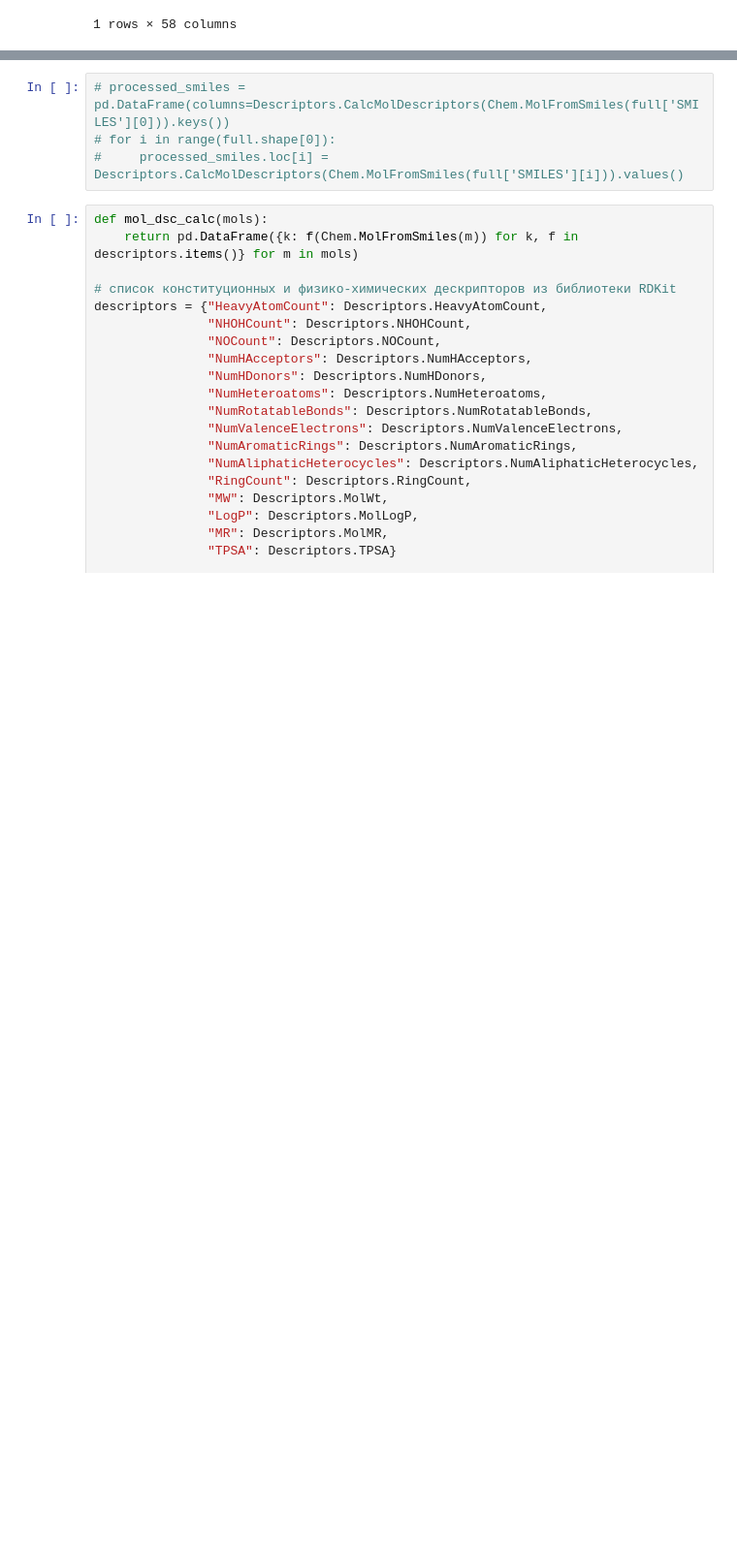
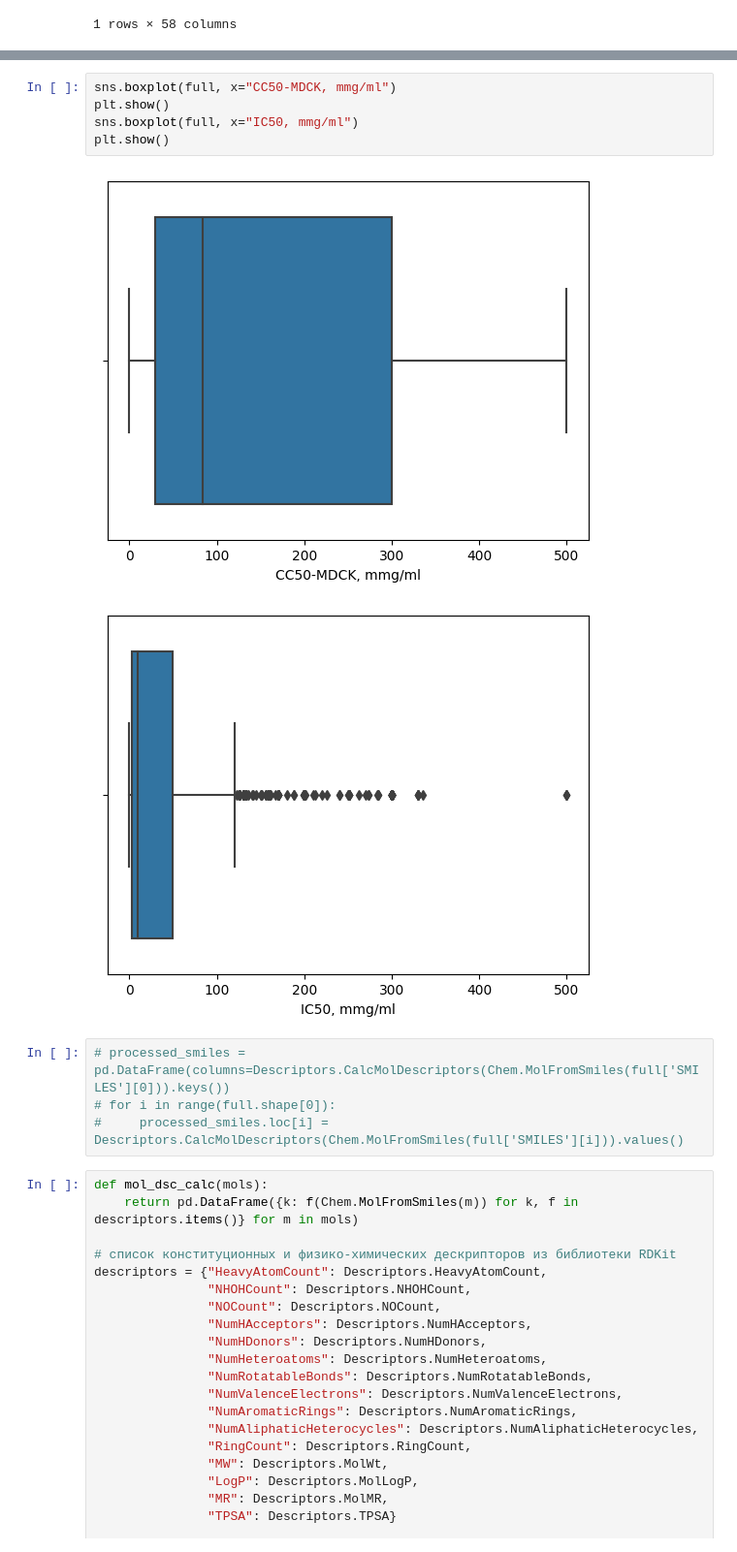
Before and after one commit to oodlbee/drug_prediction, a Jupyter notebook: drug_prediction.ipynb, the cells around one changed output, grey strips where cells are left out. Shown at 97% size. Drawn from its saved outputs; the diff is of its cells as text; blank space fills up the shorter version.

Commit message:
Добавил boxplot целевых признаков

```diff
--- a/drug_prediction.ipynb
+++ b/drug_prediction.ipynb
@@ -65,3 +70,11 @@ full.head(1)
+# %%
+sns.boxplot(full, x="CC50-MDCK, mmg/ml")
+plt.show()
+sns.boxplot(full, x="IC50, mmg/ml")
+plt.show()
+# %% [output]
+[figure, added]
+[figure, added]
 # %%
 # processed_smiles = pd.DataFrame(columns=Descriptors.CalcMolDescriptors(Chem.MolFromSmiles(full['SMILES'][0])).keys())
 # for i in range(full.shape[0]):
```
Also changed, not shown: parts of 9 cells of this notebook.
